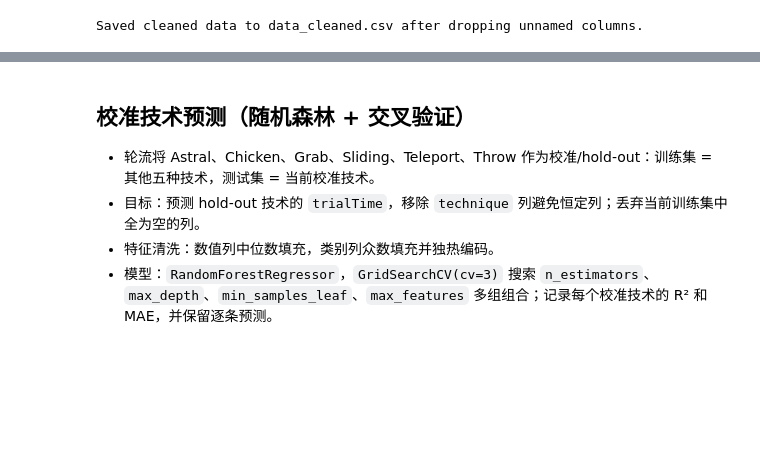
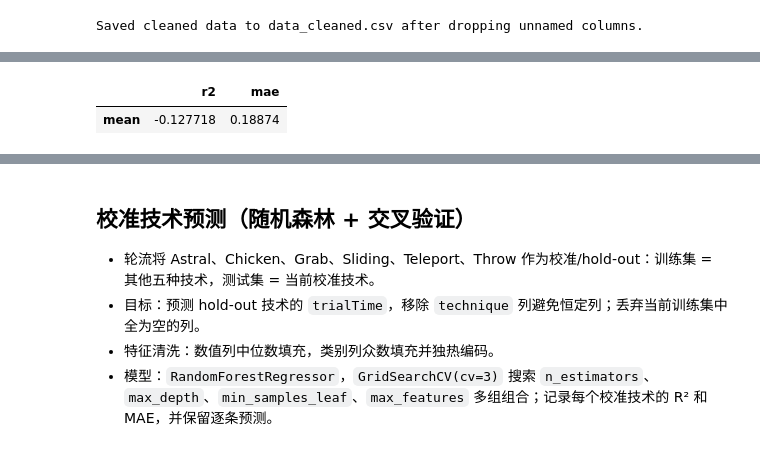
Before and after one commit to A-l-an/IOTA5002-Data-driven-Modeling-Final, a Jupyter notebook: data_cleaning.ipynb, the cells around one changed output, grey strips where cells are left out. Drawn from its saved outputs; the diff is of its cells as text; code cells hidden in the pictures; blank space fills up the shorter version.

```diff
--- a/data_cleaning.ipynb
+++ b/data_cleaning.ipynb
@@ -308,0 +316,97 @@ Saved cleaned data to data_cleaned.csv after dropping unnamed columns.
+# %%
+from sklearn.model_selection import LeaveOneGroupOut, cross_validate
+from sklearn.compose import ColumnTransformer
+from sklearn.pipeline import Pipeline
+from sklearn.preprocessing import OneHotEncoder
+from sklearn.impute import SimpleImputer
+from sklearn.ensemble import RandomForestRegressor
+
+logo_df = clean_df.dropna(subset=[target_col_name]).reset_index(drop=True)
+groups = logo_df["iD"]
+
+# 保留 technique 作为显式特征；去掉目标列、原始时间列、用户 ID
+exclude_cols = {"iD", "trialTime", "trialTime_log", target_col_name}
+feature_cols = [c for c in logo_df.columns if c not in exclude_cols]
+X = logo_df[feature_cols].copy()
+y = logo_df[target_col_name].copy()
+
+numeric_cols = X.select_dtypes(include=[np.number]).columns.tolist()
+categorical_cols = [c for c in X.columns if c not in numeric_cols]
+
+preprocessor = ColumnTransformer(
+    [
+        ("num", Pipeline([("imputer", SimpleImputer(strategy="median"))]), numeric_cols),
+        (
+            "cat",
+            Pipeline(
+                [
+                    ("imputer", SimpleImputer(strategy="most_frequent")),
+                    ("onehot", OneHotEncoder(handle_unknown="ignore")),
+                ]
+            ),
+            categorical_cols,
+        ),
+    ]
+)
+
+rf_logo = RandomForestRegressor(
+    n_estimators=400,
+    max_depth=None,
+    min_samples_leaf=2,
+    max_features="sqrt",
+    random_state=42,
+    n_jobs=-1,
+)
+
+logo_pipeline = Pipeline([("prep", preprocessor), ("rf", rf_logo)])
+
+logo = LeaveOneGroupOut()
+logo_splits = list(logo.split(X, y, groups))
+scoring = {"r2": "r2", "neg_mae": "neg_mean_absolute_error"}
+
+logo_cv = cross_validate(
+    logo_pipeline,
+    X,
+    y,
+    cv=logo_splits,
+    scoring=scoring,
+    return_estimator=True,
+    n_jobs=-1,
+)
+
+held_out_ids = [groups.iloc[test_idx].unique()[0] for _, test_idx in logo_splits]
+logo_summary = pd.DataFrame(
+    {
+        "held_out_iD": held_out_ids,
+        "r2": logo_cv["test_r2"],
+        "mae": -logo_cv["test_neg_mae"],
+    }
+).sort_values("held_out_iD").reset_index(drop=True)
+
+print("LOGO Random Forest (with technique one-hot) - hold out each participant:")
+display(logo_summary)
+print("\nAverage performance across LOGO splits:")
+display(logo_summary[["r2", "mae"]].mean().to_frame(name="mean").T)
+
+
+def extract_pipeline_feature_importances(pipe, model_key="rf"):
+    reg = pipe.named_steps.get(model_key)
+    prep = pipe.named_steps.get("prep")
+    if reg is None or not hasattr(reg, "feature_importances_") or prep is None:
+        return None
+    feature_names = prep.get_feature_names_out()
+    return pd.DataFrame({"feature": feature_names, "importance": reg.feature_importances_})
+
+
+fi_parts = []
+for est in logo_cv["estimator"]:
+    fi_df = extract_pipeline_feature_importances(est, "rf")
+    if fi_df is not None:
+        fi_parts.append(fi_df)
+
+if fi_parts:
+    fi_mean = pd.concat(fi_parts, ignore_index=True).groupby("feature")["importance"].mean().reset_index()
+    top_fi = fi_mean.sort_values("importance", ascending=False).head(15)
+    print("Top averaged feature importances across LOGO splits:")
+    display(top_fi)
+# %% [output]
@@ -308,0 +428,2 @@ Saved cleaned data to data_cleaned.csv after dropping unnamed columns.
+|  | r2 | mae |
+| mean | -0.127718 | 0.18874 |
```
Also changed, not shown: parts of 5 cells of this notebook, 1 other file.
